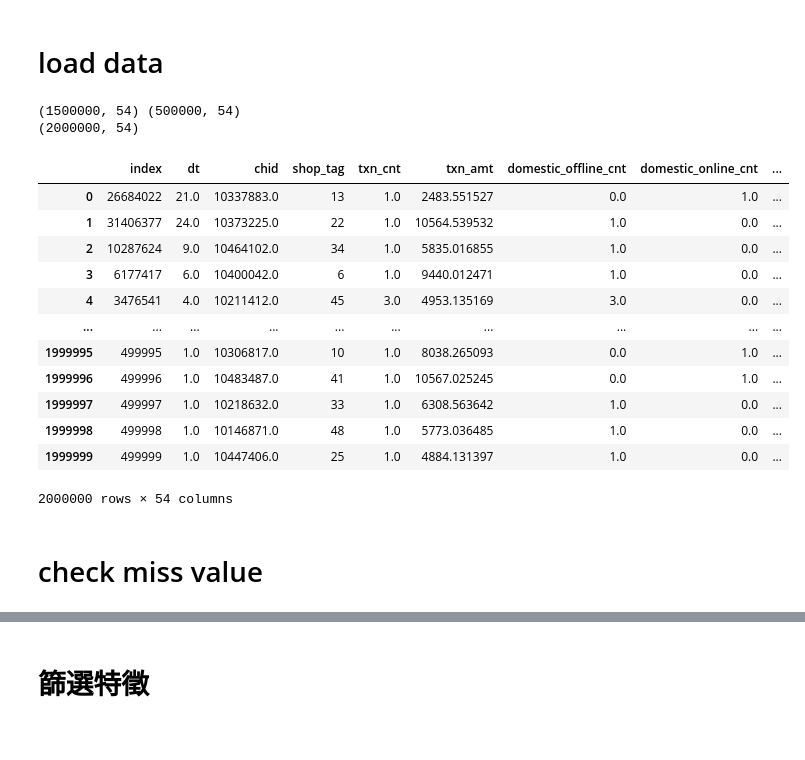
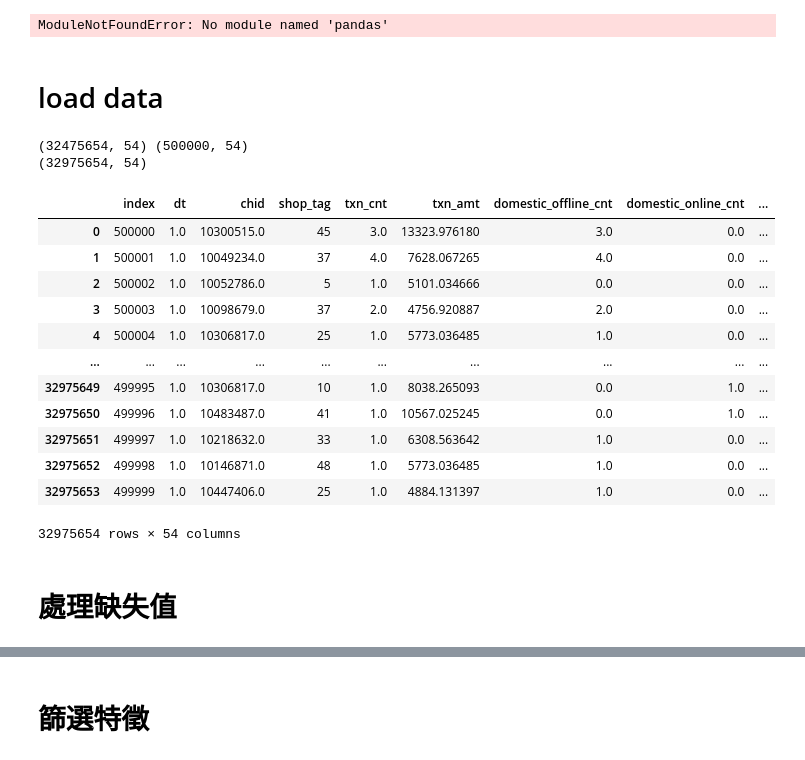
Before and after one commit to skywalker0803r/ESun2021WinterGame, a Jupyter notebook: notebook/資料預處理.ipynb, the cells around one changed output, grey strips where cells are left out. Cells and saved outputs as stored; diff of their text form; code cells hidden in the pictures.

```diff
--- a/notebook/資料預處理.ipynb
+++ b/notebook/資料預處理.ipynb
@@ -3,37 +3,42 @@ import pandas as pd
 from tqdm import tqdm
 import matplotlib.pyplot as plt
 import seaborn as sns
-debug_mode = True
+import gc
+import xgboost
+import sklearn
+debug_mode = False
+gc.collect()
+# %% [output]
+ModuleNotFoundError: No module named 'pandas'
 # %% [markdown]
 # load data
 # %%
+train = pd.read_feather('../data/train_data.feather')
 if debug_mode == True:
-    train = pd.read_feather('../data/train_data.feather').sample(500000*3)
-if debug_mode == False:
-    train = pd.read_feather('../data/train_data.feather')
+    train = train.sample(int(len(train)*0.10))
 test = pd.read_feather('../data/test_data.feather')
 print(train.shape,test.shape)
 df = train.append(test).reset_index(drop=True)
 print(df.shape)
 display(df)
 # %% [output]
-(1500000, 54) (500000, 54)
-(2000000, 54)
+(32475654, 54) (500000, 54)
+(32975654, 54)
 |  | index | dt | chid | shop_tag | txn_cnt | txn_amt | domestic_offline_cnt | domestic_online_cnt | ... |
-| 0 | 26684022 | 21.0 | 10337883.0 | 13 | 1.0 | 2483.551527 | 0.0 | 1.0 | ... |
-| 1 | 31406377 | 24.0 | 10373225.0 | 22 | 1.0 | 10564.539532 | 1.0 | 0.0 | ... |
-| 2 | 10287624 | 9.0 | 10464102.0 | 34 | 1.0 | 5835.016855 | 1.0 | 0.0 | ... |
-| 3 | 6177417 | 6.0 | 10400042.0 | 6 | 1.0 | 9440.012471 | 1.0 | 0.0 | ... |
-| 4 | 3476541 | 4.0 | 10211412.0 | 45 | 3.0 | 4953.135169 | 3.0 | 0.0 | ... |
+| 0 | 500000 | 1.0 | 10300515.0 | 45 | 3.0 | 13323.976180 | 3.0 | 0.0 | ... |
+| 1 | 500001 | 1.0 | 10049234.0 | 37 | 4.0 | 7628.067265 | 4.0 | 0.0 | ... |
+| 2 | 500002 | 1.0 | 10052786.0 | 5 | 1.0 | 5101.034666 | 0.0 | 0.0 | ... |
+| 3 | 500003 | 1.0 | 10098679.0 | 37 | 2.0 | 4756.920887 | 2.0 | 0.0 | ... |
+| 4 | 500004 | 1.0 | 10306817.0 | 25 | 1.0 | 5773.036485 | 1.0 | 0.0 | ... |
 | ... | ... | ... | ... | ... | ... | ... | ... | ... | ... |
-| 1999995 | 499995 | 1.0 | 10306817.0 | 10 | 1.0 | 8038.265093 | 0.0 | 1.0 | ... |
-| 1999996 | 499996 | 1.0 | 10483487.0 | 41 | 1.0 | 10567.025245 | 0.0 | 1.0 | ... |
-| 1999997 | 499997 | 1.0 | 10218632.0 | 33 | 1.0 | 6308.563642 | 1.0 | 0.0 | ... |
-| 1999998 | 499998 | 1.0 | 10146871.0 | 48 | 1.0 | 5773.036485 | 1.0 | 0.0 | ... |
-| 1999999 | 499999 | 1.0 | 10447406.0 | 25 | 1.0 | 4884.131397 | 1.0 | 0.0 | ... |
+| 32975649 | 499995 | 1.0 | 10306817.0 | 10 | 1.0 | 8038.265093 | 0.0 | 1.0 | ... |
+| 32975650 | 499996 | 1.0 | 10483487.0 | 41 | 1.0 | 10567.025245 | 0.0 | 1.0 | ... |
+| 32975651 | 499997 | 1.0 | 10218632.0 | 33 | 1.0 | 6308.563642 | 1.0 | 0.0 | ... |
+| 32975652 | 499998 | 1.0 | 10146871.0 | 48 | 1.0 | 5773.036485 | 1.0 | 0.0 | ... |
+| 32975653 | 499999 | 1.0 | 10447406.0 | 25 | 1.0 | 4884.131397 | 1.0 | 0.0 | ... |
-2000000 rows × 54 columns
+32975654 rows × 54 columns
-# %% [markdown]
-# check miss value
+# %% [markdown]
+# 處理缺失值
 # %%
 # Function to calculate missing values by column# Funct
 def missing_values_table(df):
```
Also changed, not shown: parts of 23 cells of this notebook, 3 other files.
